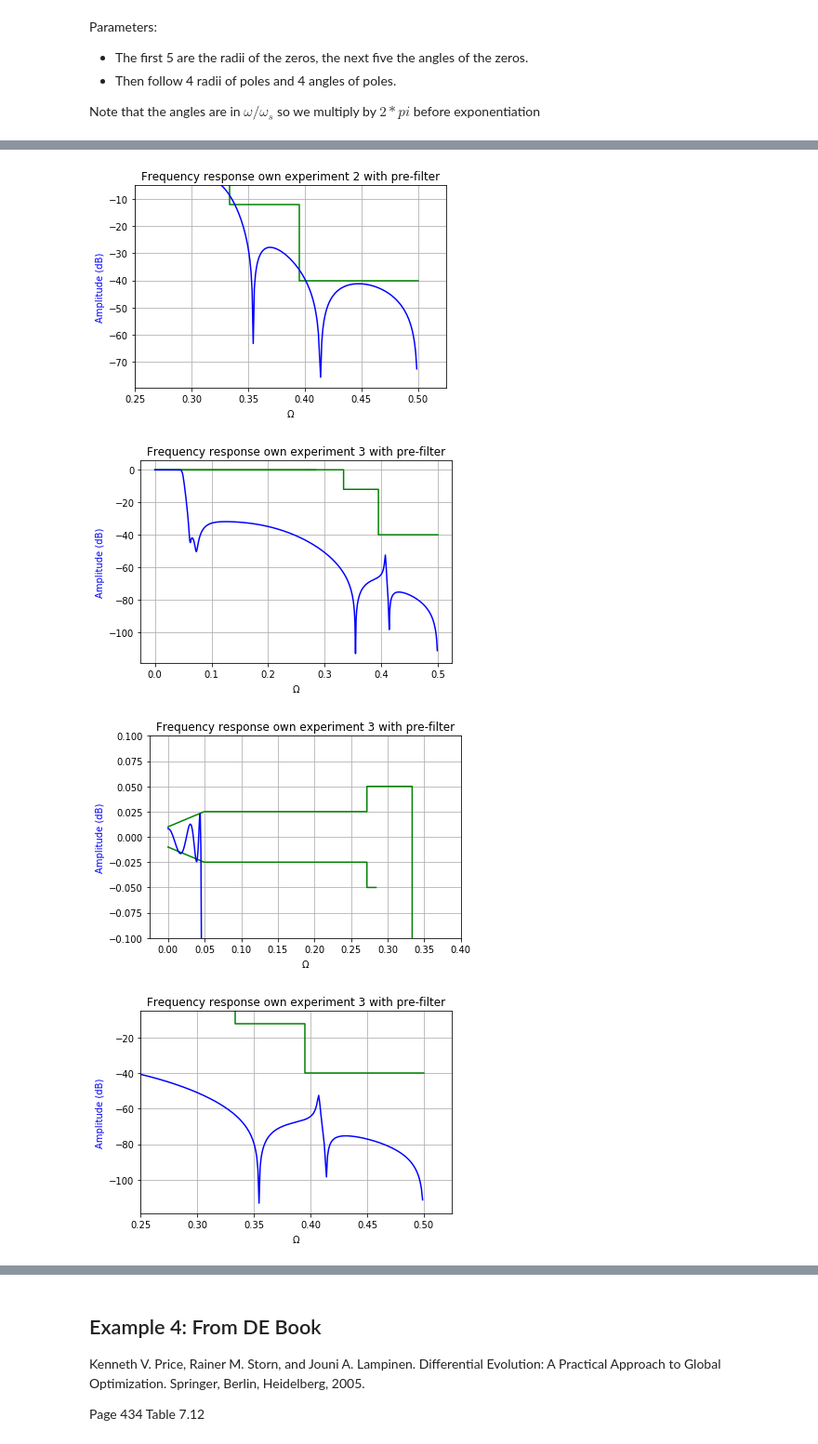
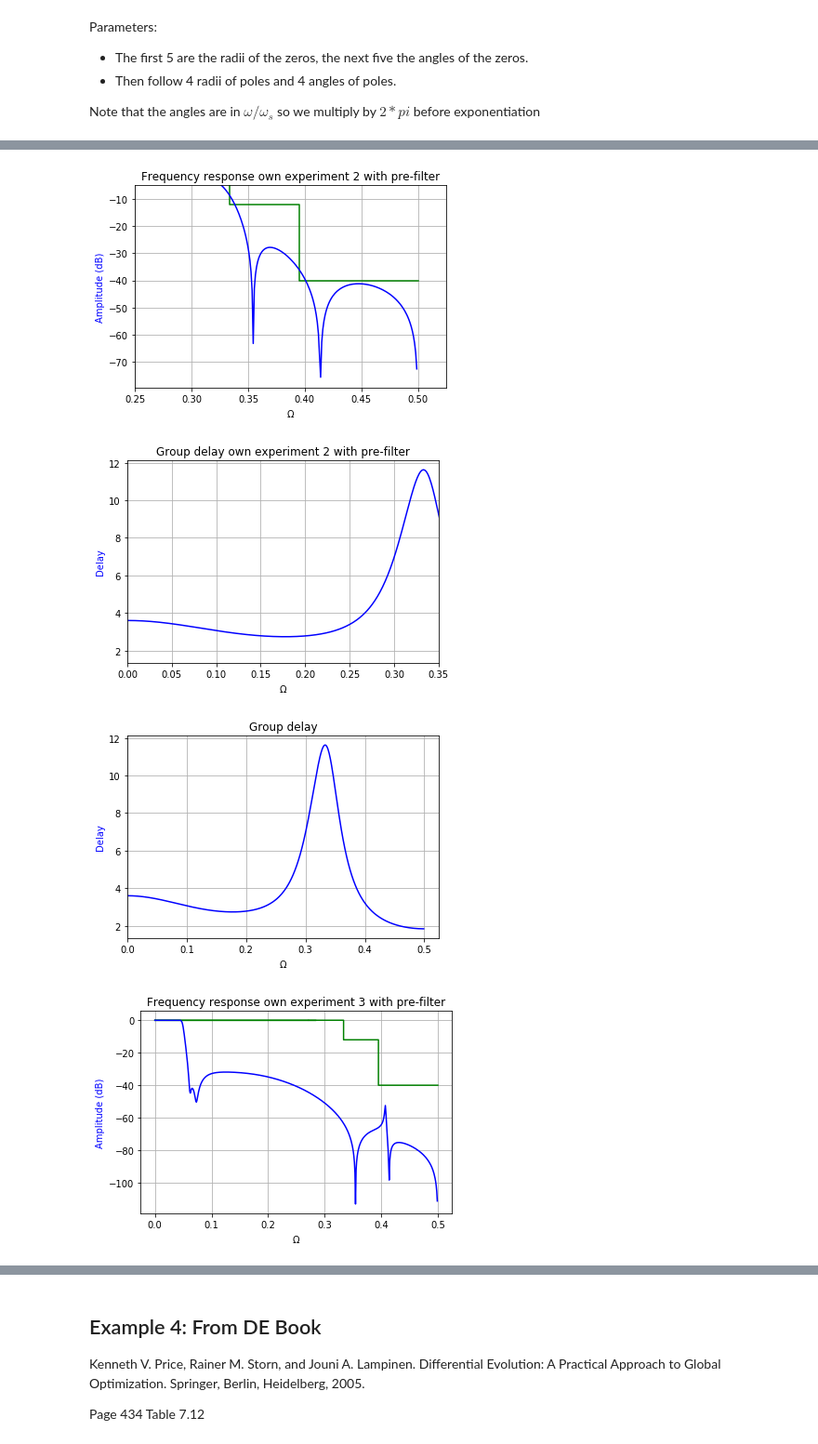
Before and after one commit to schlatterbeck/filter-optimizer, a Jupyter notebook: IIR_Filter.ipynb, the cells around one changed output, grey strips where cells are left out. Shown at 93% size. Cells and saved outputs as stored; diff of their text form; code cells hidden in the pictures.

Commit message:
Finally working *with* delay

```diff
--- a/IIR_Filter.ipynb
+++ b/IIR_Filter.ipynb
@@ -214,6 +214,24 @@ params.append \
  ,  0.00438665, 0.87418338, 0.07144455, 0.78433921
  ,  0.03038475, 0.31039082, 0.49661064, 0.32134594
  ])
+params.append \
+ ([ 2.24370052, 3.84143720, 0.43857776, 1.71311312, 0.77123681
+ ,  0.42977028, 0.11475829, 0.16004752, 0.39647694, 0.47672747
+ ,  0.00438665, 0.87418338, 0.07144455, 0.78433921
+ ,  0.03038475, 0.31039082, 0.49661064, 0.32134594
+ ])
+params.append \
+ ([ 4.95665428, 0.45610605, 2.21500478, 0.71882971, 1.90542429
+ ,  0.11516859, 0.31510595, 0.09822968, 0.48194038, 0.21442917
+ ,  0.12881609, 0.91467058, 0.54855579, 0.07542256
+ ,  0.12743716, 0.31935336, 0.29720637, 0.00035104
+ ])
+params.append \
+ ([ 0.88099879, 0.00157457, 2.17571348, 4.99996146, 1.85479171
+ ,  0.44729818, 0.18791063, 0.10142694, 0.08774771, 0.21255656
+ ,  0.11666881, 0.91080388, 0.38165644, 0.23354511
+ ,  0.02902942, 0.31930758, 0.30881436, 0.10720283
+ ])
 
 
 
@@ -234,34 +252,45 @@ constraints_mag_l = \
     [ [0,      0.04938, 0.2716, 0.2716, 0.284]
     , [-0.01, -0.025,  -0.025, -0.05,  -0.05]
     ]
+constr_filt_u = \
+    [ [0, 0.284]
+    , [0.10125, 0.30375]
+    ]
+constr_filt_l = \
+    [ [0, 0.284]
+    , [-0.10125, -0.30375]
+    ]
+filter_constr = [constr_filt_u, constr_filt_l]
 
 (b1, a1) = signal.zpk2tf (zeros [0], poles [0], a0_1)
 w1, h1 = signal.freqz (b1, a1)
 h1f = fir_h * h1
 wgd1, gd1 = signal.group_delay ((b1, a1))
 #plot_response (w1, h1, title = 'without pre-filter', fs = 1.0)
 
 (b2, a2) = signal.zpk2tf (zeros [1], poles [1], a0_2)
 w2, h2 = signal.freqz (b2, a2)
 h2f = fir_h * h2
 wgd2, gd2 = signal.group_delay ((b2, a2))
 #plot_response (w2, h2, title = 'without pre-filter', fs = 1.0)
 
-for idx in (3, 4, 5) :
+for idx in (3, 4, 5, 6, 7, 8) :
     (b4, a4) = signal.zpk2tf (zeros [idx], poles [idx], a0_1)
     w4, h4 = signal.freqz (b4, a4)
     h4f = fir_h * h4
     wgd4, gd4 = signal.group_delay ((b4, a4))
     #plot_response (w4, h4, title = 'own experiment without pre-filter', fs = 1.0)
     constraints = [constraints_mag_u, constraints_mag_l]
     title = "own experiment %s with pre-filter" % (idx - 1)
     plot_response (w4, h4f, fs = 1.0, title = title, constraints = constraints)
     plot_response (w4, h4f, fs = 1.0, title = title, constraints = constraints, xmax = 0.4,  ymax = 0.1, ymin=-0.1)
     plot_response (w4, h4f, fs = 1.0, title = title, constraints = constraints, xmin = 0.25, ymax = -5)
+    plot_delay (wgd4, gd4, fs = 1.0, title=title, constraints = filter_constr, xmax = 0.35)
+    plot_delay (wgd4, gd4, fs = 1.0)
 # %% [output]
 [figure]
 [figure]
 [figure]
-[figure, old version]
+[figure, new version]
-[figure, old version]
+[figure, new version]
-[figure, old version]
+[figure, new version]
```
Also changed, not shown: parts of 2 cells of this notebook, 1 other file.
